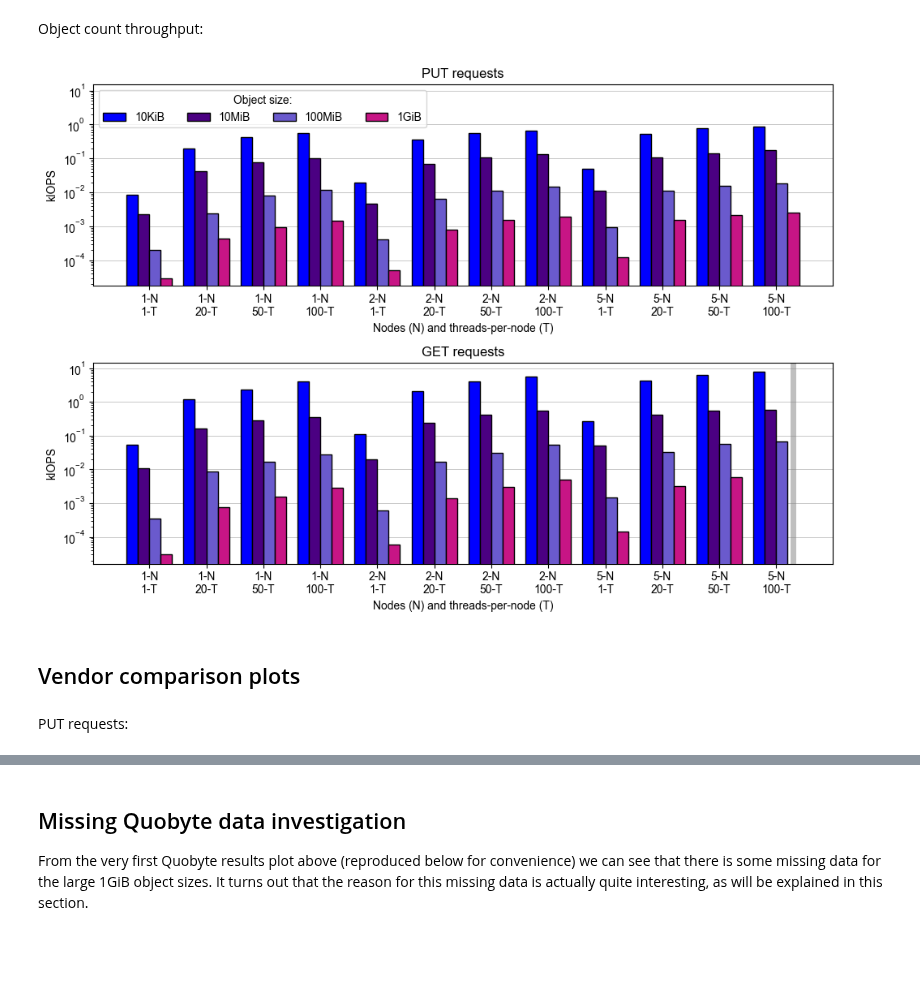
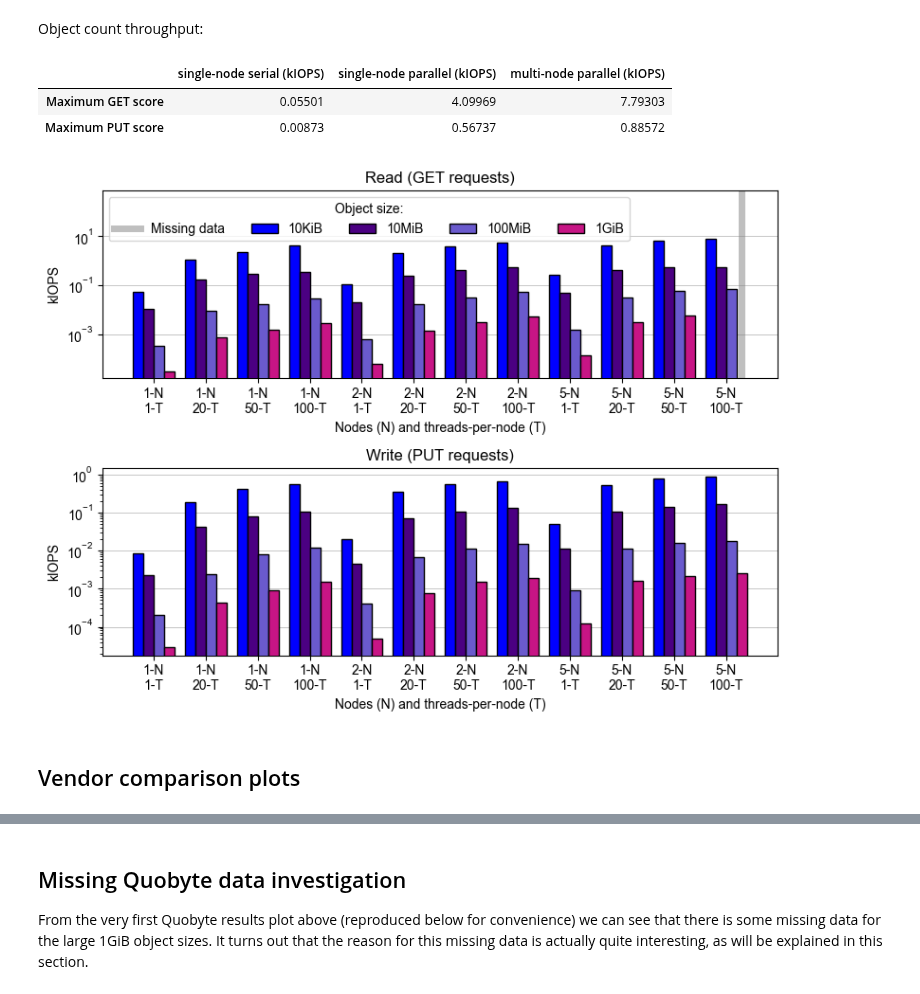
Before and after one commit to stackhpc/jasmin-fs-benchmark, a Jupyter notebook: s3-warp/Analysis.ipynb, the cells around one changed output, grey strips where cells are left out. Drawn from its saved outputs; the diff is of its cells as text; code cells hidden in the pictures; blank space fills up the shorter version.

```diff
--- a/s3-warp/Analysis.ipynb
+++ b/s3-warp/Analysis.ipynb
@@ -389,28 +437,34 @@ Object count throughput:
 # %%
 # Code
 
 vendor = 'caringo'
-fig, axs = plt.subplots(figsize=(10, 7), nrows=2)
+fig, axs = plt.subplots(figsize=(8, 6), nrows=2)
 # fig.suptitle(f'{vendor} benchmark results'.upper())
 bar_colours = {"10KiB":"blue", "10MiB":"indigo", "100MiB":"slateblue", "1GiB":"mediumvioletred"}
-axs[0].set_title('PUT requests')
-plot_single_vendor_summary(
-    vendor, 'put', unit='kIOPS', ax=axs[0], bar_colours=bar_colours,
-    sanity_checks=False, ncols=4,
+axs[0].set_title('Read (GET requests)')
+_, df_get = plot_single_vendor_summary(
+    vendor, 'get', unit='kIOPS', ax=axs[0], bar_colours=bar_colours,
+    sanity_checks=False, ncols=5,
 )
 axs[0].set_xlabel('Nodes (N) and threads-per-node (T)')
 axs[0].set_yscale('log')
 ymin, ymax = axs[0].get_ylim()
-axs[0].set_ylim((ymin, 10*ymax))
+axs[0].set_ylim((ymin, 50*ymax))
 
-axs[1].set_title('GET requests')
-plot_single_vendor_summary(vendor, 'get', unit='kIOPS', ax=axs[1], bar_colours=bar_colours, legend=False)
+axs[1].set_title('Write (PUT requests)')
+_, df_put = plot_single_vendor_summary(
+    vendor, 'put', unit='kIOPS', ax=axs[1], bar_colours=bar_colours, legend=False
+)
 axs[1].set_xlabel('Nodes (N) and threads-per-node (T)')
 axs[1].set_yscale('log')
+
+display(pd.concat([df_get, df_put]))
 fig.tight_layout()
-
 plt.savefig(f'figures/{vendor}-iops.png')
 # %% [output]
+|  | single-node serial (kIOPS) | single-node parallel (kIOPS) | multi-node parallel (kIOPS) |
+| Maximum GET score | 0.05501 | 4.09969 | 7.79303 |
+| Maximum PUT score | 0.00873 | 0.56737 | 0.88572 |
-[figure, old version]
+[figure, new version]
 # %% [markdown]
 ## Vendor comparison plots
@@ -511,2 +470,0 @@ def plot_vendor_comparison(
-# %% [markdown]
-PUT requests:
```
Also changed, not shown: parts of 14 cells of this notebook, 9 other files.
